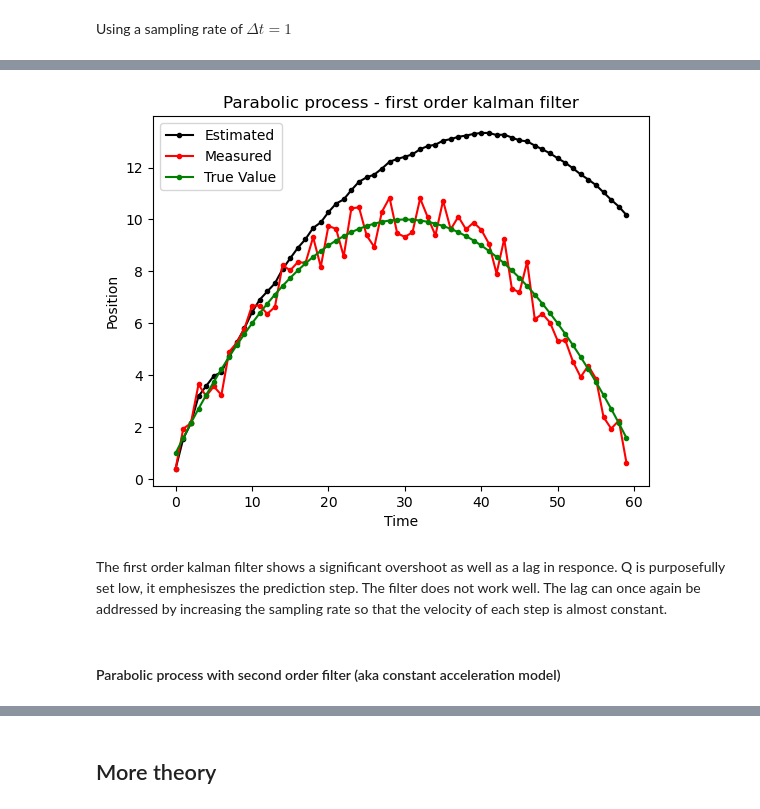
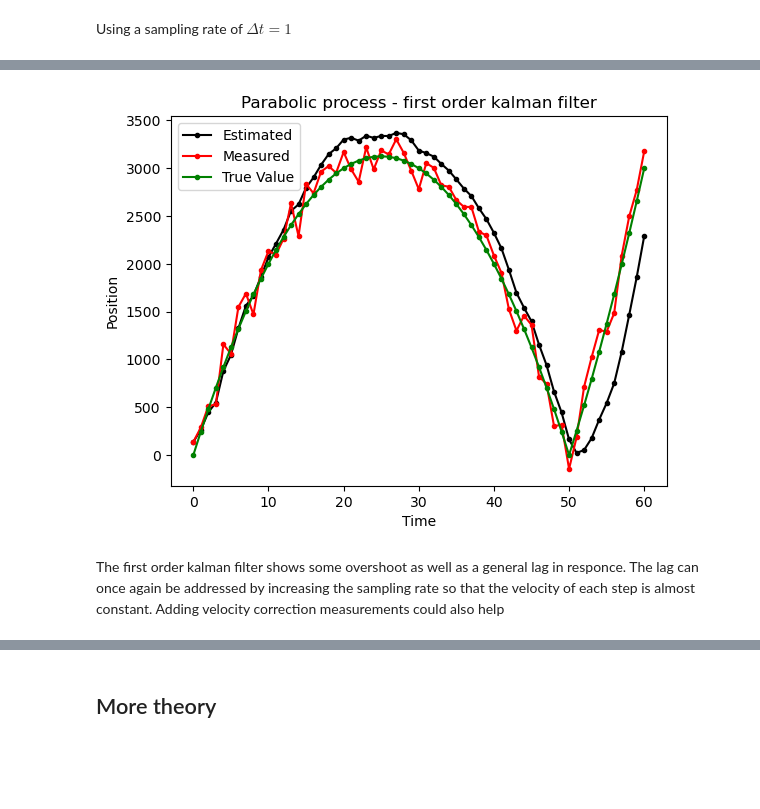
Before and after one commit to 262882/myKalmanFIlter, a Jupyter notebook: kalmanFilteringDemo.ipynb, the cells around one changed output, grey strips where cells are left out. Drawn from its saved outputs; the diff is of its cells as text; code cells hidden in the pictures; blank space fills up the shorter version.

```diff
--- a/kalmanFilteringDemo.ipynb
+++ b/kalmanFilteringDemo.ipynb
@@ -203,19 +205,20 @@ When P is initialised high - the measurements are used rather then the proposed
 # %%
-para_steps = np.arange(60)
-para_gt = -0.01*(para_steps-30)**2+10
-para_measure = para_gt+2*(np.random.rand(para_gt.shape[0])-0.5)
+crossover = 50
+para_steps = np.arange(crossover+11)
+para_gt = np.abs(0.5*(-10)*(para_steps**2)+5*crossover*para_steps)
+para_measure = para_gt+500*(np.random.rand(para_gt.shape[0])-0.5)
 # %% [markdown]
 Using a sampling rate of $\Delta t= 1$
 # %%
 delta_t = 1
 # %%
-X0 = np.array([0,0])  # Level, Filling rate
+X0 = np.array([0,0])  # position, velocity
 P0 = np.array([[1000,0],[0, 1000]])  # Assume no correlation between states
 F = np.array([[1, delta_t], [0, 1]])
 r = 0.3
-q = 0.0000001
+q = 0.001
 Q = np.array([[((delta_t**3)*q)/3,((delta_t**2)*q)/2],
-              [((delta_t**2)*q)/2,((delta_t)*q)]])
+              [((delta_t**2)*q)/2,     ((delta_t)*q)]])
 H = np.array([1, 0])
 # %%
 firstFilter_para = MyKalmanFilterHigherOrder(X0, P0, r, Q, F, H)
@@ -242,15 +241,13 @@ df_para_first
 # %%
 plt.plot(df_para_first.index, np.stack((df_para_first['xt_curr'].to_numpy()).tolist(), axis=0)[:,0],marker=".",color="black")
-plt.plot(df_para_first.index, para_measure ,marker=".",color="red")
-plt.plot(df_para_first.index, para_gt ,marker=".",color="g")
+plt.plot(para_steps, para_measure ,marker=".",color="red")
+plt.plot(para_steps, para_gt ,marker=".",color="g")
 plt.title("Parabolic process - first order kalman filter")
 plt.xlabel("Time")
 plt.ylabel("Position")
 plt.legend(["Estimated","Measured","True Value"],loc='upper left')
 plt.show()
 # %% [output]
-[figure, old version]
+[figure, new version]
 # %% [markdown]
-The first order kalman filter shows a significant overshoot as well as a lag in responce. Q is purposefully set low, it emphesiszes the prediction step. The filter does not work well. The lag can once again be addressed by increasing the sampling rate so that the velocity of each step is almost constant.
+The first order kalman filter shows some overshoot as well as a general lag in responce. The lag can once again be addressed by increasing the sampling rate so that the velocity of each step is almost constant. Adding velocity correction measurements could also help
-# %% [markdown]
-#### Parabolic process with second order filter (aka constant acceleration model)
```
Also changed, not shown: parts of 92 cells of this notebook, 1 other file.
